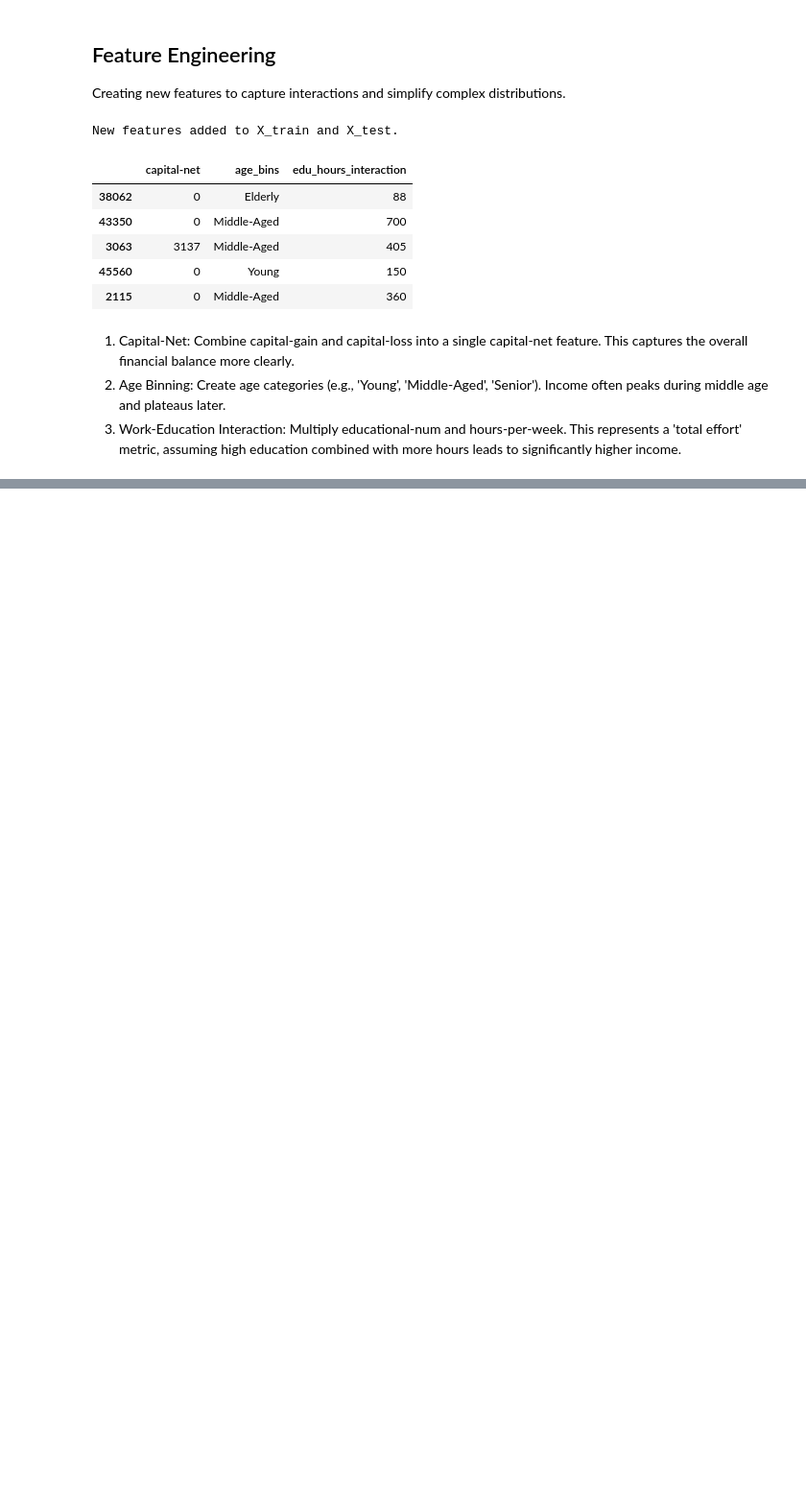
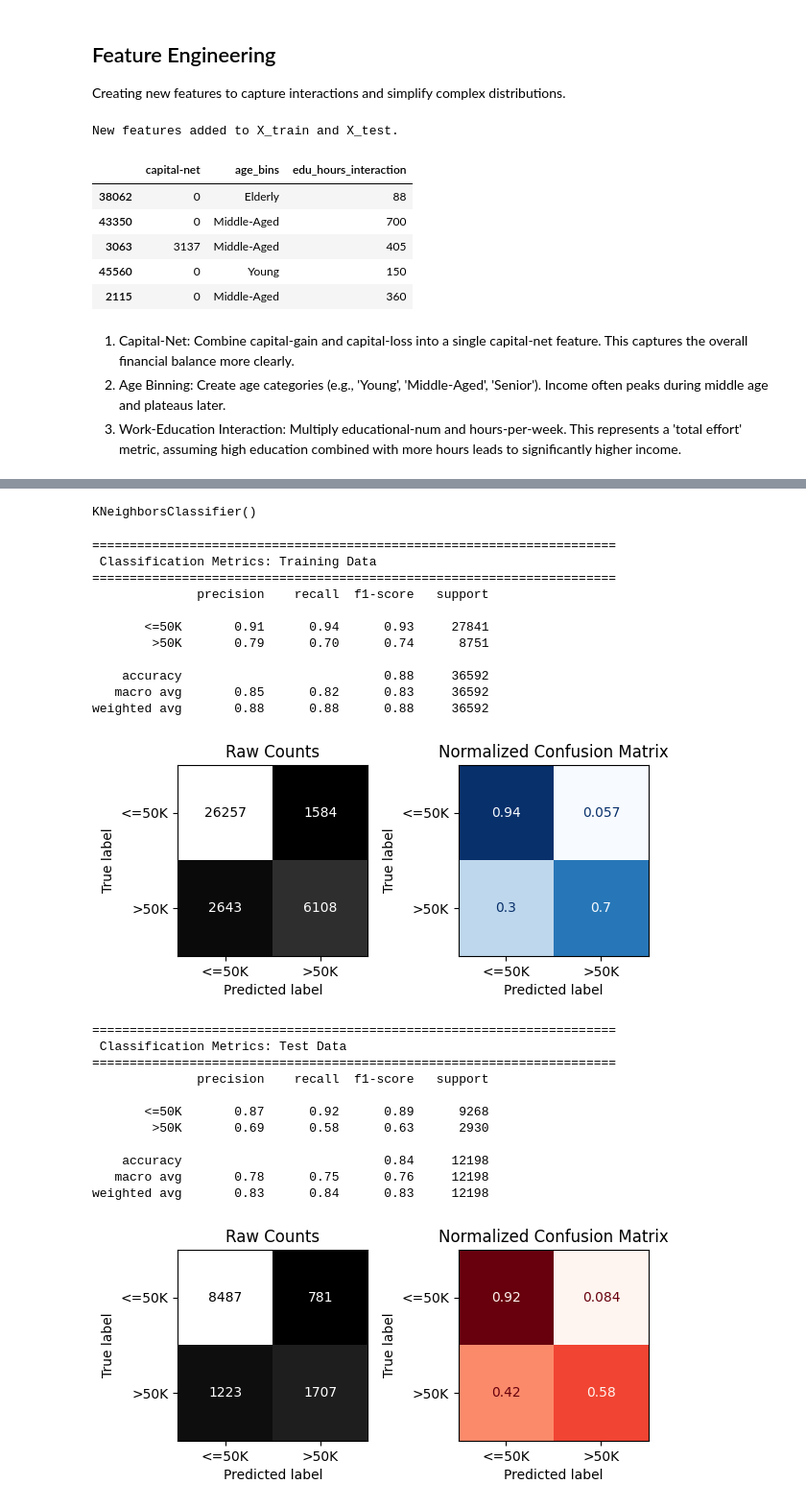
Before and after one commit to Dounia-Awni/Adult_Income_Project, a Jupyter notebook: Project2.ipynb, the cells around one changed output, grey strips where cells are left out. Shown at 96% size. Saved outputs shown, nothing was run; the diff lists cells and outputs as text; code cells hidden in the pictures; blank space fills up the shorter version.

```diff
--- a/Project2.ipynb
+++ b/Project2.ipynb
@@ -1462,0 +1603,6 @@ Engineered features successfully merged into final master datasets.
+# %%
+selector = VarianceThreshold(threshold=0.1)
+# Transform X_train using the already defined ColumnTransformer 'col_trans2'
+X_train_transformed = col_trans2.fit_transform(X_train)
+X_test_transformed = col_trans2.transform(X_test)
+selector.fit(X_train_transformed)
@@ -1462,0 +1611,3 @@ Engineered features successfully merged into final master datasets.
+# %%
+keep_features = selector.get_support()
+keep_features[:5]
@@ -1462,0 +1620,4 @@ Engineered features successfully merged into final master datasets.
+# %%
+X_train_var = X_train_transformed.loc[:,keep_features]
+X_test_var = X_test_transformed.loc[:,keep_features]
+X_train_var
@@ -1462,0 +1638,33 @@ Engineered features successfully merged into final master datasets.
+# %%
+knn_final = KNeighborsClassifier()
+knn_final.fit(X_train_var, y_train)
+# %% [output]
+KNeighborsClassifier()
+# %%
+#Obtain evaluation metrics using custom function for the final KNN model
+evaluate_classification(knn_final, X_train_var, y_train, X_test_var, y_test)
+# %% [output]
+======================================================================
+ Classification Metrics: Training Data
+======================================================================
+              precision    recall  f1-score   support
+
+       <=50K       0.91      0.94      0.93     27841
+        >50K       0.79      0.70      0.74      8751
+
+    accuracy                           0.88     36592
+   macro avg       0.85      0.82      0.83     36592
+weighted avg       0.88      0.88      0.88     36592
+[figure, added]
+======================================================================
+ Classification Metrics: Test Data
+======================================================================
+              precision    recall  f1-score   support
+
+       <=50K       0.87      0.92      0.89      9268
+        >50K       0.69      0.58      0.63      2930
+
+    accuracy                           0.84     12198
+   macro avg       0.78      0.75      0.76     12198
+weighted avg       0.83      0.84      0.83     12198
+[figure, added]
```
Also changed, not shown: parts of 20 cells of this notebook.
